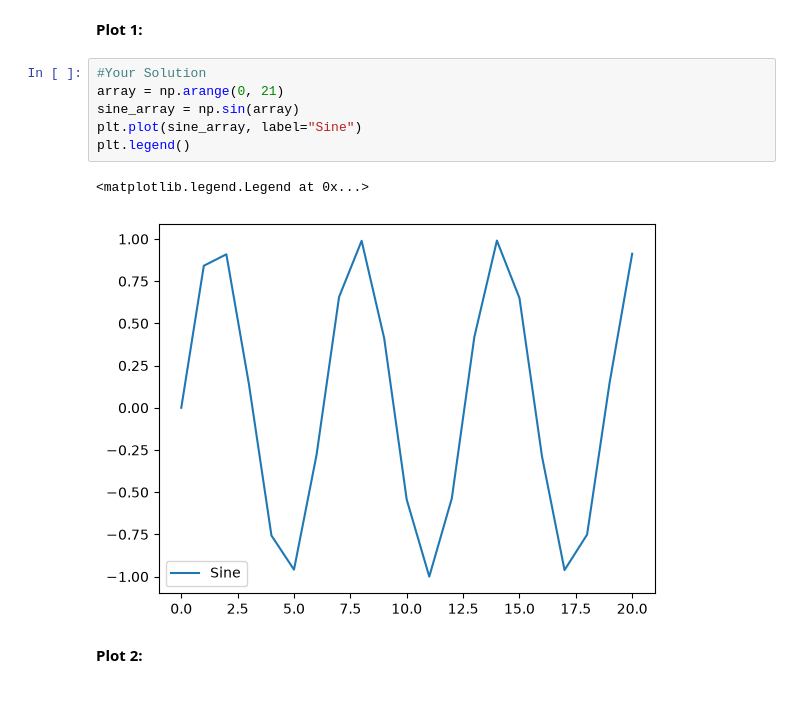
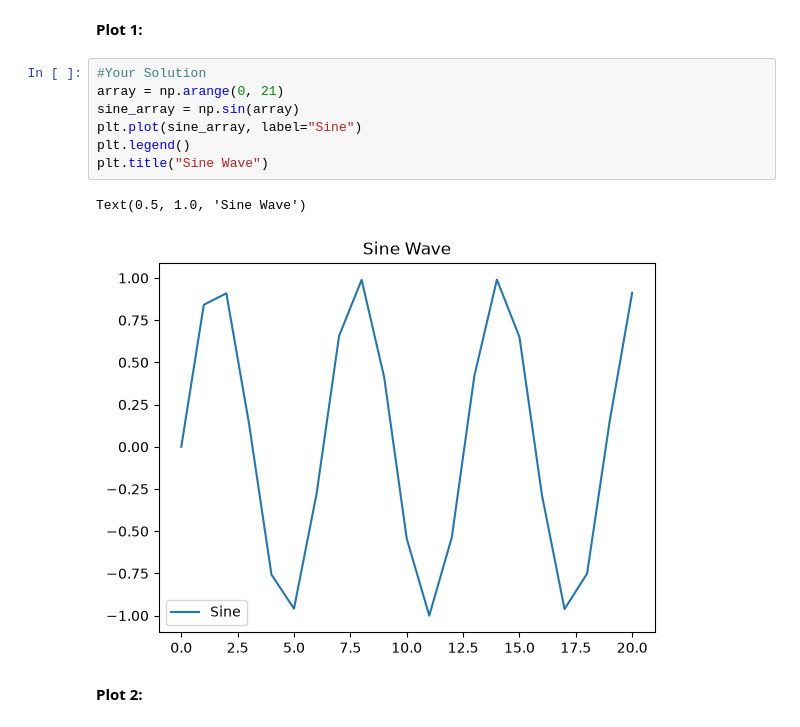
Before and after one commit to rickoprivate/BUAI602HW, a Jupyter notebook: week-09/homework.ipynb, the cells around one changed output. Cells and saved outputs as stored; diff of their text form; blank space fills up the shorter version.

```diff
--- a/week-09/homework.ipynb
+++ b/week-09/homework.ipynb
@@ -184,12 +173,13 @@ Each chart should include a **title**, and the combined chart should include a *
 # %%
 #Your Solution
 array = np.arange(0, 21)
 sine_array = np.sin(array)
 plt.plot(sine_array, label="Sine")
 plt.legend()
+plt.title("Sine Wave")
 # %% [output]
-<matplotlib.legend.Legend at 0x...>
+Text(0.5, 1.0, 'Sine Wave')
-[figure, old version]
+[figure, new version]
 # %% [markdown]
 **Plot 2:**
 # %%
```
Also changed, not shown: parts of 9 cells of this notebook.
